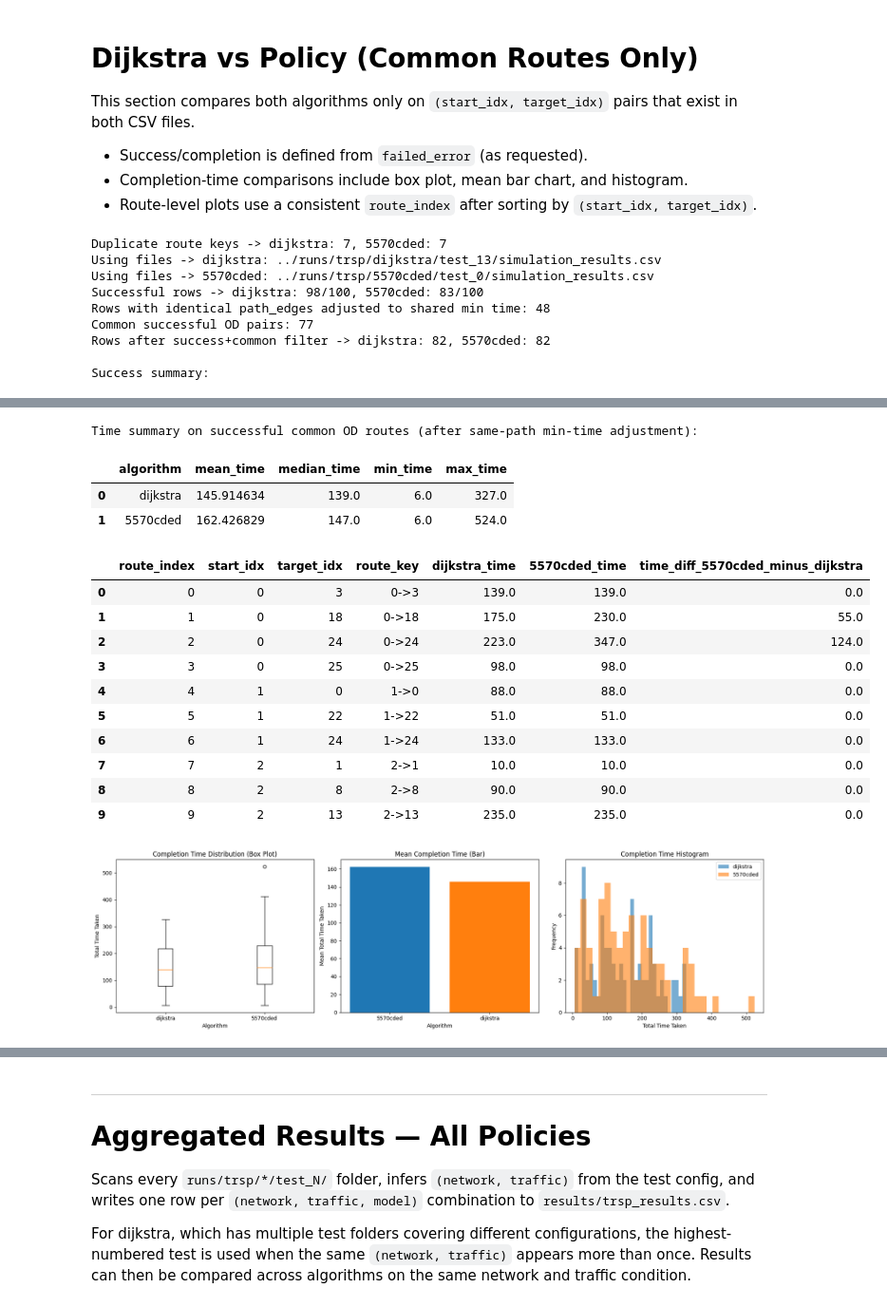
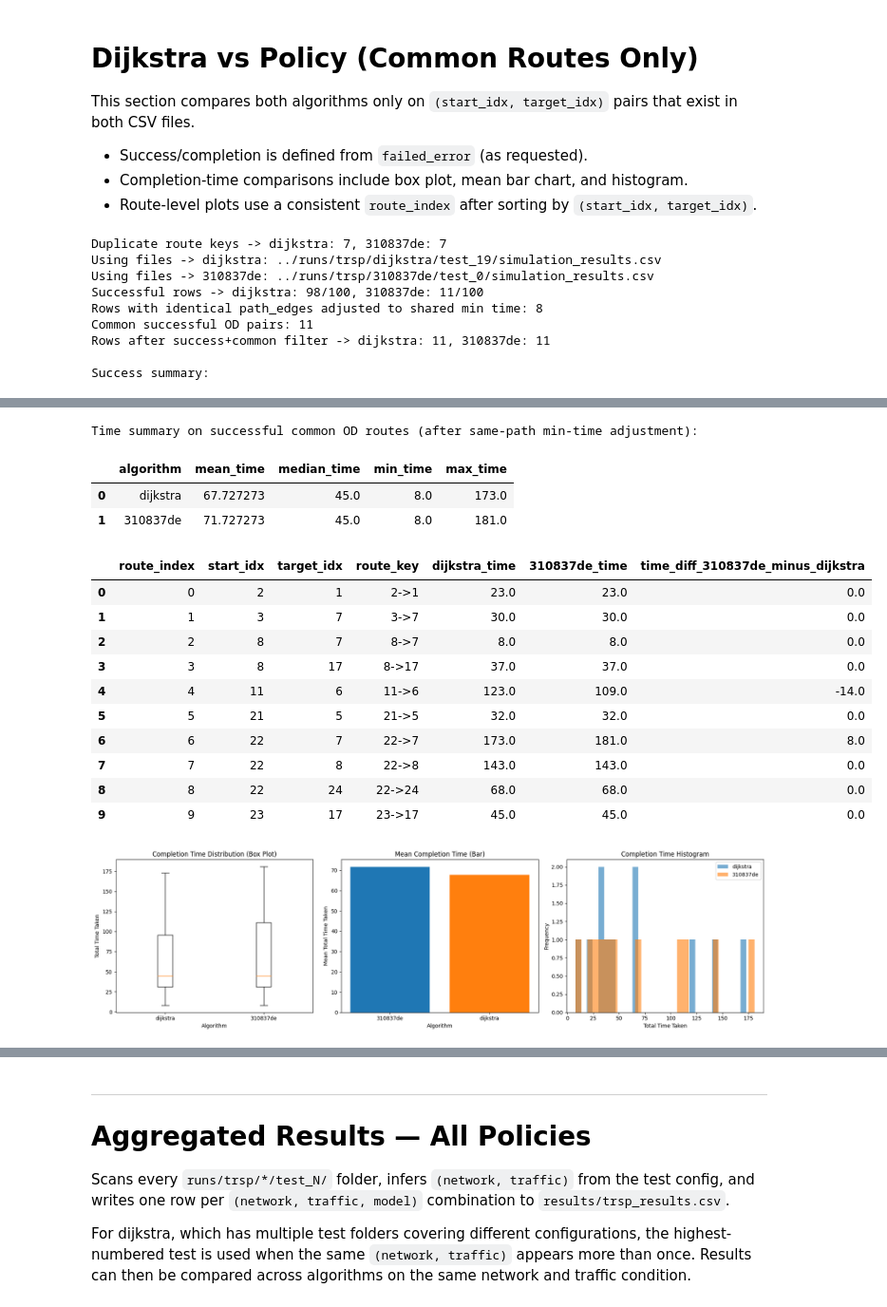
Before and after one commit to shinobi-wolf/FleetNav, a Jupyter notebook: notebooks/trsp_testing_analysis.ipynb, the cells around one changed output, grey strips where cells are left out. Shown at 95% size. Cells and saved outputs as stored; diff of their text form; code cells hidden in the pictures.

Commit message:
ppo agent and tests

```diff
--- a/notebooks/trsp_testing_analysis.ipynb
+++ b/notebooks/trsp_testing_analysis.ipynb
@@ -16,7 +16,7 @@ import re
 # --- User-editable algorithm selectors ---
 # Fill these two variables as needed
 algo1 = "dij"
-algo2 = "5570cded"
+algo2 = "310837de"
 
 # --- Helpers ---
 def resolve_algo_dir(runs_root: Path, algo_hint: str) -> Path:
@@ -217,13 +217,13 @@ display(time_summary)
 
 display(aligned.head(10))
 # %% [output]
-Duplicate route keys -> dijkstra: 7, 5570cded: 7
-Using files -> dijkstra: ../runs/trsp/dijkstra/test_13/simulation_results.csv
-Using files -> 5570cded: ../runs/trsp/5570cded/test_0/simulation_results.csv
-Successful rows -> dijkstra: 98/100, 5570cded: 83/100
-Rows with identical path_edges adjusted to shared min time: 48
-Common successful OD pairs: 77
-Rows after success+common filter -> dijkstra: 82, 5570cded: 82
+Duplicate route keys -> dijkstra: 7, 310837de: 7
+Using files -> dijkstra: ../runs/trsp/dijkstra/test_19/simulation_results.csv
+Using files -> 310837de: ../runs/trsp/310837de/test_0/simulation_results.csv
+Successful rows -> dijkstra: 98/100, 310837de: 11/100
+Rows with identical path_edges adjusted to shared min time: 8
+Common successful OD pairs: 11
+Rows after success+common filter -> dijkstra: 11, 310837de: 11
 
 Success summary:
 |  | algorithm | completed_routes_in_full_df | total_routes_in_full_df | routes_used_for_comparison | success_rate_pct_full_df |
@@ -232,18 +232,18 @@ Success summary:
 Time summary on successful common OD routes (after same-path min-time adjustment):
 |  | algorithm | mean_time | median_time | min_time | max_time |
-| 0 | dijkstra | 145.914634 | 139.0 | 6.0 | 327.0 |
-| 1 | 5570cded | 162.426829 | 147.0 | 6.0 | 524.0 |
+| 0 | dijkstra | 67.727273 | 45.0 | 8.0 | 173.0 |
+| 1 | 310837de | 71.727273 | 45.0 | 8.0 | 181.0 |
-|  | route_index | start_idx | target_idx | route_key | dijkstra_time | 5570cded_time | time_diff_5570cded_minus_dijkstra |
-| 0 | 0 | 0 | 3 | 0->3 | 139.0 | 139.0 | 0.0 |
-| 1 | 1 | 0 | 18 | 0->18 | 175.0 | 230.0 | 55.0 |
-| 2 | 2 | 0 | 24 | 0->24 | 223.0 | 347.0 | 124.0 |
-| 3 | 3 | 0 | 25 | 0->25 | 98.0 | 98.0 | 0.0 |
-| 4 | 4 | 1 | 0 | 1->0 | 88.0 | 88.0 | 0.0 |
-| 5 | 5 | 1 | 22 | 1->22 | 51.0 | 51.0 | 0.0 |
-| 6 | 6 | 1 | 24 | 1->24 | 133.0 | 133.0 | 0.0 |
-| 7 | 7 | 2 | 1 | 2->1 | 10.0 | 10.0 | 0.0 |
-| 8 | 8 | 2 | 8 | 2->8 | 90.0 | 90.0 | 0.0 |
-| 9 | 9 | 2 | 13 | 2->13 | 235.0 | 235.0 | 0.0 |
+|  | route_index | start_idx | target_idx | route_key | dijkstra_time | 310837de_time | time_diff_310837de_minus_dijkstra |
+| 0 | 0 | 2 | 1 | 2->1 | 23.0 | 23.0 | 0.0 |
+| 1 | 1 | 3 | 7 | 3->7 | 30.0 | 30.0 | 0.0 |
+| 2 | 2 | 8 | 7 | 8->7 | 8.0 | 8.0 | 0.0 |
+| 3 | 3 | 8 | 17 | 8->17 | 37.0 | 37.0 | 0.0 |
+| 4 | 4 | 11 | 6 | 11->6 | 123.0 | 109.0 | -14.0 |
+| 5 | 5 | 21 | 5 | 21->5 | 32.0 | 32.0 | 0.0 |
+| 6 | 6 | 22 | 7 | 22->7 | 173.0 | 181.0 | 8.0 |
+| 7 | 7 | 22 | 8 | 22->8 | 143.0 | 143.0 | 0.0 |
+| 8 | 8 | 22 | 24 | 22->24 | 68.0 | 68.0 | 0.0 |
+| 9 | 9 | 23 | 17 | 23->17 | 45.0 | 45.0 | 0.0 |
 # %%
 # --- Time comparison plots: box, mean bar, histogram ---
 plot_df = pd.concat(
@@ -291,7 +291,7 @@ axes[2].legend()
 plt.tight_layout()
 plt.show()
 # %% [output]
-[figure, old version]
+[figure, new version]
 # %%
 # --- Route index plots: raw times and time difference ---
 fig, axes = plt.subplots(2, 1, figsize=(16, 9), sharex=True)
```
Also changed, not shown: parts of 5 cells of this notebook, 48 other files.
